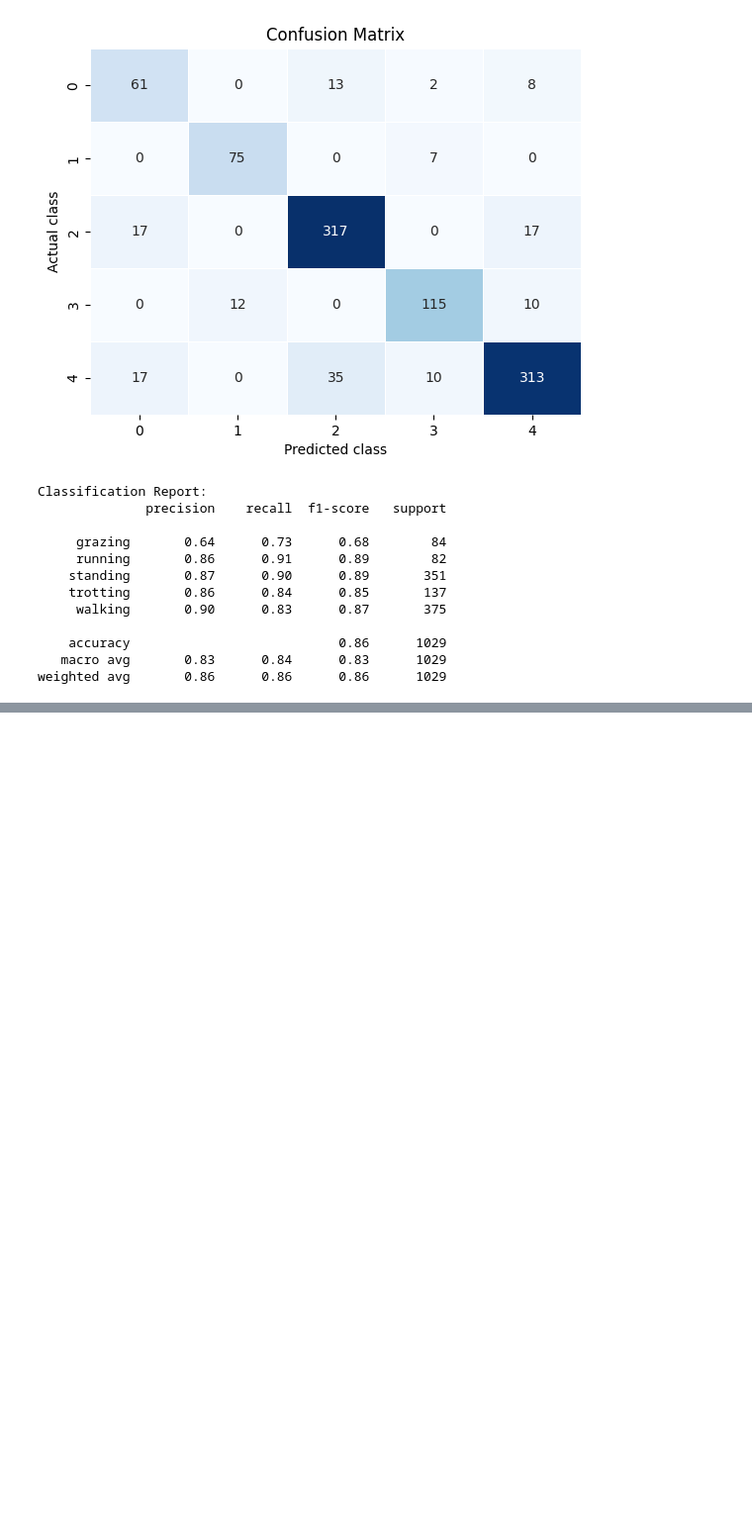
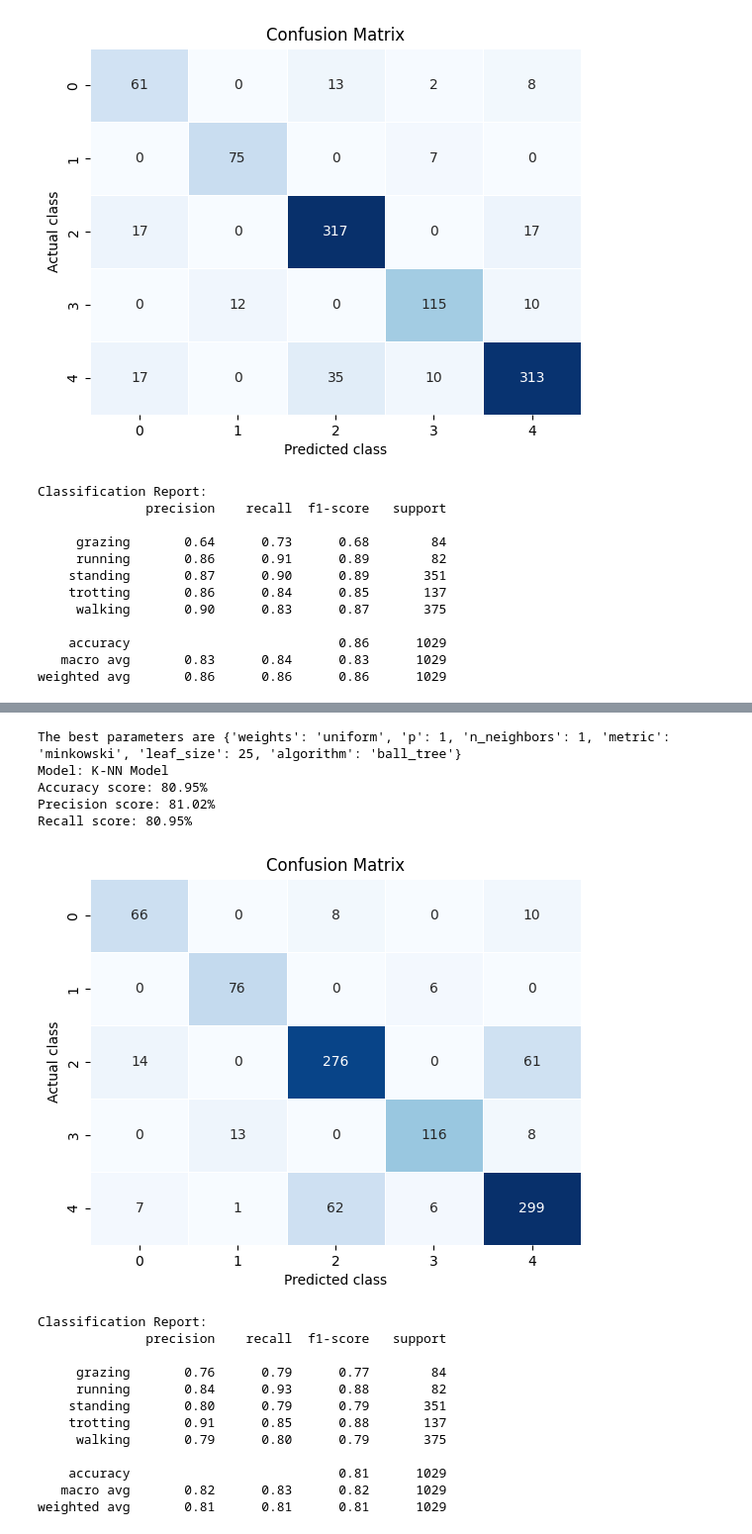
Before and after one commit to SharathRajMohan/AnimalCollarAI, a Jupyter notebook: AnimalAIDataProcessing.ipynb, the cells around one changed output, grey strips where cells are left out. Shown at 99% size. Drawn from its saved outputs; the diff is of its cells as text; code cells hidden in the pictures; blank space fills up the shorter version.

```diff
--- a/AnimalAIDataProcessing.ipynb
+++ b/AnimalAIDataProcessing.ipynb
@@ -422,16 +422,11 @@ def run_classifier(clf, param_grid, title):
 # %%
 
 
-lr = LogisticRegression()
+
 decision_tree_model = DecisionTreeClassifier(random_state=0)
 random_forest_model = RandomForestClassifier(random_state=2)
 logistic_regression_model = LogisticRegression(random_state=42)
-k_nearest_neighbour_model = KNeighborsClassifier(n_neighbors=3)
-ADA_boost_model = AdaBoostClassifier(n_estimators=50,learning_rate=1, random_state=0)
+k_nearest_neighbour_model = KNeighborsClassifier()
+ADA_boost_model = AdaBoostClassifier(random_state=0)
 GradientBoost_model = XGBClassifier(tree_method='gpu_hist')
-support_vector_model = svm.SVC(kernel='linear',probability=True)
-
-param_grid = {'penalty': ['l2'],
-              'solver': ['newton-cg', 'lbfgs', 'liblinear', 'sag', 'saga']}
-
-run_classifier(lr, param_grid, 'Logistic Regression')
+support_vector_model = svm.SVC()
@@ -479,0 +491,30 @@ weighted avg       0.86      0.86      0.86      1029
+# %%
+pipe_params = {
+    "algorithm":['auto', 'ball_tree', 'kd_tree', 'brute'],
+    "leaf_size": [30, 35, 40, 45, 25],
+    "metric": ['minkowski'],
+    "n_neighbors" : [1, 5, 10, 25, None],
+    "p":[1,2],
+    "weights":['uniform', 'distance']
+}
+
+run_classifier(k_nearest_neighbour_model, pipe_params, 'K-NN Model')
+# %% [output]
+The best parameters are {'weights': 'uniform', 'p': 1, 'n_neighbors': 1, 'metric': 'minkowski', 'leaf_size': 25, 'algorithm': 'ball_tree'}
+Model: K-NN Model
+Accuracy score: 80.95%
+Precision score: 81.02%
+Recall score: 80.95%
+[figure, added]
+Classification Report:
+              precision    recall  f1-score   support
+
+     grazing       0.76      0.79      0.77        84
+     running       0.84      0.93      0.88        82
+    standing       0.80      0.79      0.79       351
+    trotting       0.91      0.85      0.88       137
+     walking       0.79      0.80      0.79       375
+
+    accuracy                           0.81      1029
+   macro avg       0.82      0.83      0.82      1029
+weighted avg       0.81      0.81      0.81      1029
```
Also changed, not shown: parts of 10 cells of this notebook, 9 other files.
